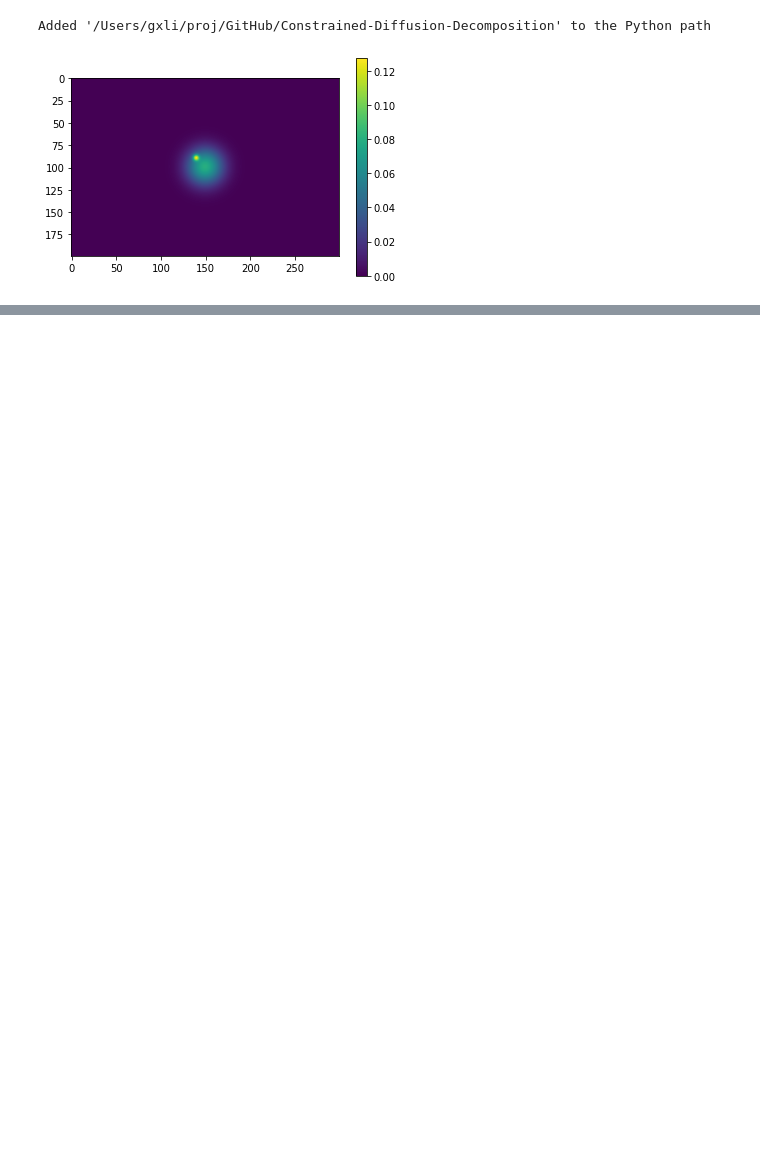
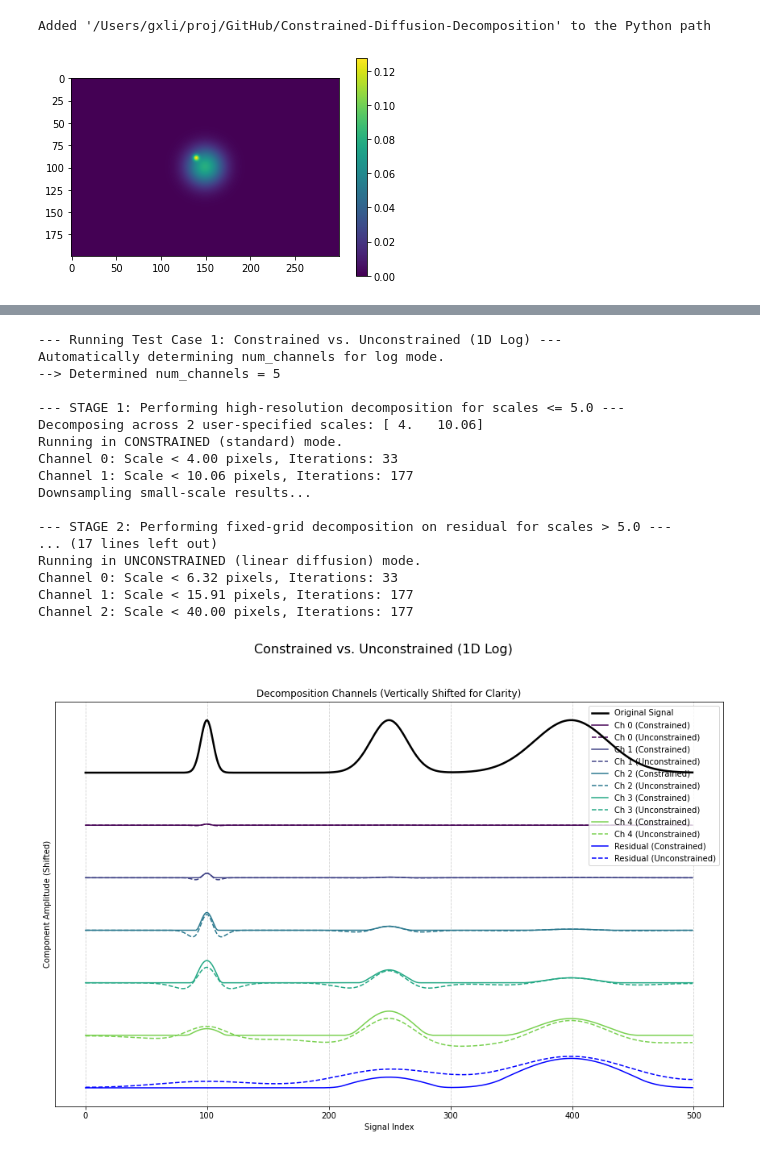
Before and after one commit to gxli/Constrained-Diffusion-Decomposition, a Jupyter notebook: examples/example.ipynb, the cells around one changed output, grey strips where cells are left out. Saved outputs shown, nothing was run; the diff lists cells and outputs as text; code cells hidden in the pictures; blank space fills up the shorter version.

```diff
--- a/examples/example.ipynb
+++ b/examples/example.ipynb
@@ -64,6 +64,6 @@ plt.show()
 [figure]
 # %%
 # performing decomposition
-result, residual, scales = constrained_diffusion_decomposition(Z,up_sample=False, return_scales=True)
+result, residual, scales = constrained_diffusion_decomposition(Z,up_sample=True, return_scales=True)
 # %% [output]
 Automatically determined max_scale = 150.00 (from data shape (200, 300))
@@ -126,0 +255,32 @@ constrained_diffusion_decomposition?
+# %%
+# =============================================================================
+# TEST CASES (REORDERED)
+# =============================================================================
+
+# --- Test Case 1: Constrained vs. Unconstrained Decomposition (1D) ---
+print("--- Running Test Case 1: Constrained vs. Unconstrained (1D Log) ---")
+res_con, resid_con, sc = constrained_diffusion_decomposition(
+    data=signal_1d, max_scale=40, mode='log', constrained=True, up_sample=True, return_scales=True)
+res_uncon, resid_uncon, _ = constrained_diffusion_decomposition(
+    data=signal_1d, max_scale=40, mode='log', constrained=False, up_sample=True, return_scales=True)
+plot_comparison_1d(signal_1d, res_con, res_uncon, resid_con, resid_uncon, sc,
+                   'Constrained vs. Unconstrained (1D Log)', 'Constrained', 'Unconstrained')
+# %% [output]
+--- Running Test Case 1: Constrained vs. Unconstrained (1D Log) ---
+Automatically determining num_channels for log mode.
+--> Determined num_channels = 5
+
+--- STAGE 1: Performing high-resolution decomposition for scales <= 5.0 ---
+Decomposing across 2 user-specified scales: [ 4.   10.06]
+Running in CONSTRAINED (standard) mode.
+Channel 0: Scale < 4.00 pixels, Iterations: 33
+Channel 1: Scale < 10.06 pixels, Iterations: 177
+Downsampling small-scale results...
+
+--- STAGE 2: Performing fixed-grid decomposition on residual for scales > 5.0 ---
+... (17 lines left out)
+Running in UNCONSTRAINED (linear diffusion) mode.
+Channel 0: Scale < 6.32 pixels, Iterations: 33
+Channel 1: Scale < 15.91 pixels, Iterations: 177
+Channel 2: Scale < 40.00 pixels, Iterations: 177
+[figure, added]
```
Also changed, not shown: parts of 8 cells of this notebook, 9 other files.
